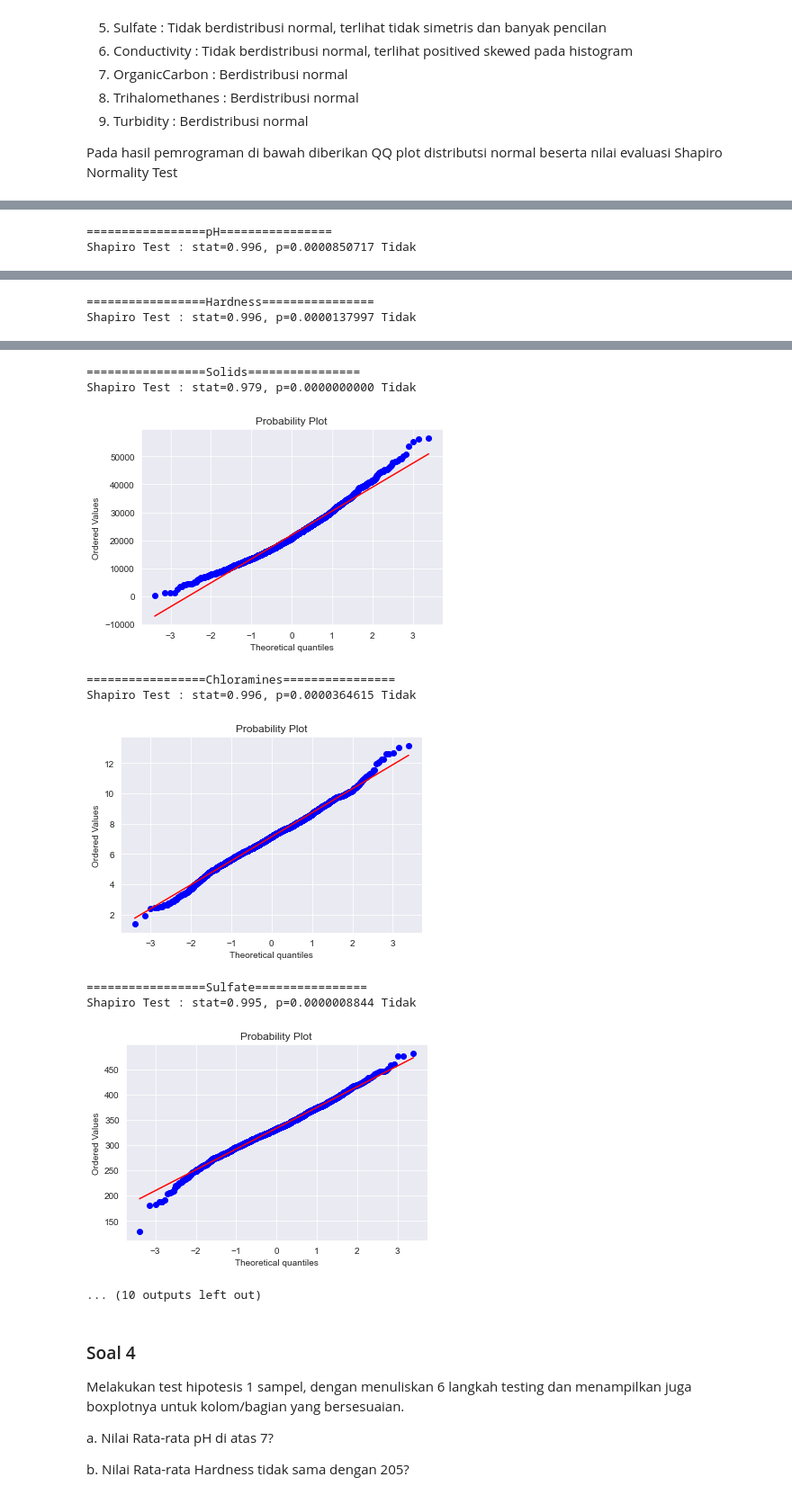
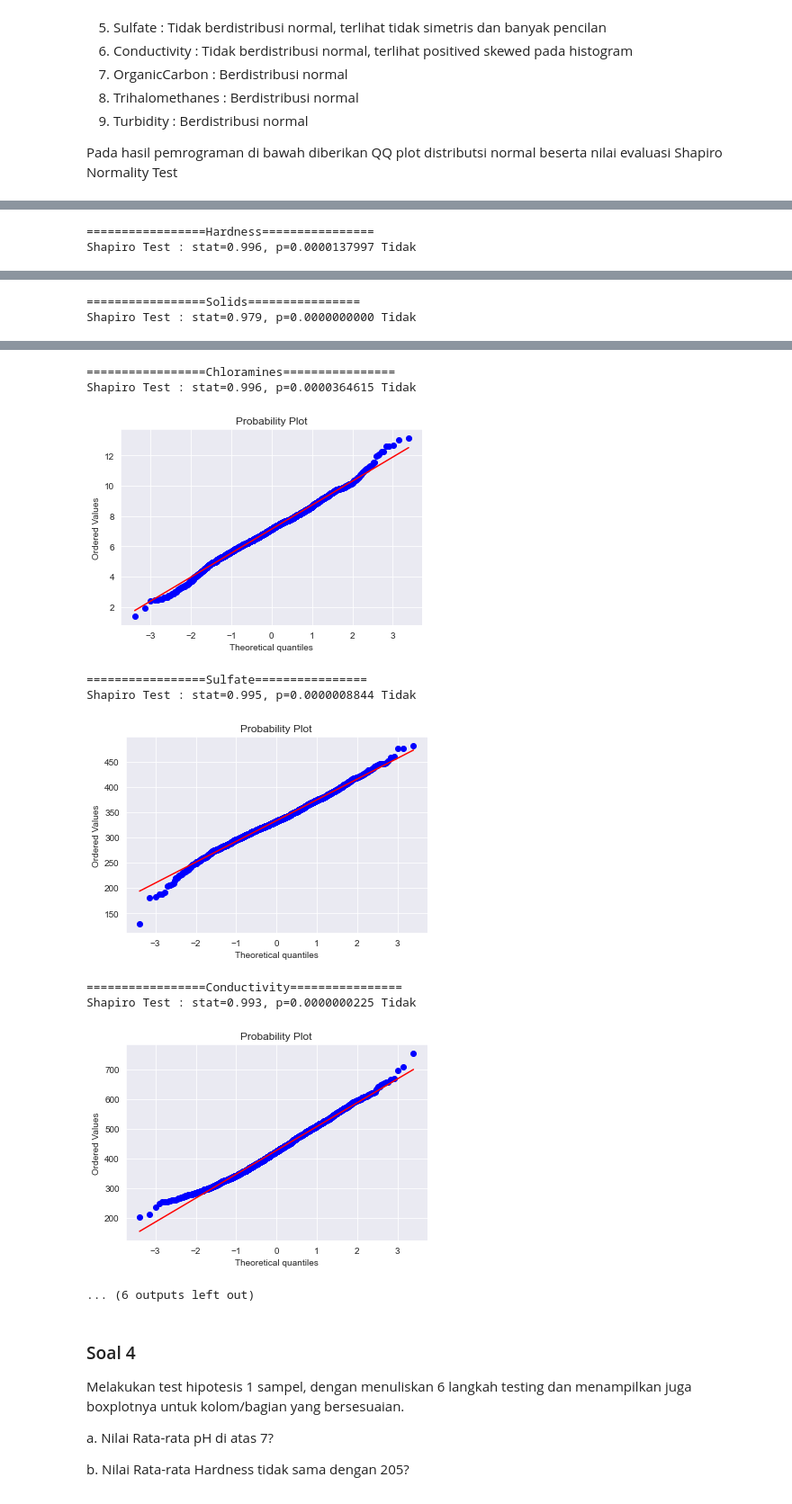
Before and after one commit to bryanbernigen/Tubes1_Probstat, a Jupyter notebook: main.ipynb, the cells around one changed output, grey strips where cells are left out. Shown at 90% size. Cells and saved outputs as stored; diff of their text form; code cells hidden in the pictures.

```diff
--- a/main.ipynb
+++ b/main.ipynb
@@ -28,8 +24,9 @@ kolom numerik. Berikan uraian penjelasan kondisi setiap kolom berdasarkan kedua
 tersebut.
 # %%
 #tipe data yang bersifat numerik
-#accepted_data_type = ["int","float","complex"]
-
+accepted_data_type = ["int","float","complex"]
+import warnings
+warnings.simplefilter(action='ignore', category=FutureWarning)
 '''
 mean
 median
@@ -211,11 +211,12 @@ def print_result(stat,p):
         print("Tidak")
 
 for cols in df:
-    print('================='+cols+'================')
-    data = df[cols]
-    stat, p = shapiro(data)
-    print("Shapiro Test : ", end="")
-    print_result(stat, p)
-    probplot(data, dist="norm", plot=pylab)
-    pylab.show()
+    if(df[cols].dtype in accepted_data_type):
+        print('================='+cols+'================')
+        data = df[cols]
+        stat, p = shapiro(data)
+        print("Shapiro Test : ", end="")
+        print_result(stat, p)
+        probplot(data, dist="norm", plot=pylab)
+        pylab.show()
 # %% [output]
@@ -225,2 +226,2 @@ Shapiro Test : stat=0.955, p=0.0000000000 Tidak
-=================pH================
-Shapiro Test : stat=0.996, p=0.0000850717 Tidak
+=================Hardness================
+Shapiro Test : stat=0.996, p=0.0000137997 Tidak
@@ -228,2 +229,2 @@ Shapiro Test : stat=0.996, p=0.0000850717 Tidak
-=================Hardness================
-Shapiro Test : stat=0.996, p=0.0000137997 Tidak
+=================Solids================
+Shapiro Test : stat=0.979, p=0.0000000000 Tidak
@@ -231,13 +232,13 @@ Shapiro Test : stat=0.996, p=0.0000137997 Tidak
-=================Solids================
-Shapiro Test : stat=0.979, p=0.0000000000 Tidak
+=================Chloramines================
+Shapiro Test : stat=0.996, p=0.0000364615 Tidak
-[figure, old version]
+[figure, new version]
-=================Chloramines================
-Shapiro Test : stat=0.996, p=0.0000364615 Tidak
+=================Sulfate================
+Shapiro Test : stat=0.995, p=0.0000008844 Tidak
-[figure, old version]
+[figure, new version]
-=================Sulfate================
-Shapiro Test : stat=0.995, p=0.0000008844 Tidak
+=================Conductivity================
+Shapiro Test : stat=0.993, p=0.0000000225 Tidak
-[figure, old version]
+[figure, new version]
-... (10 outputs left out)
+... (6 outputs left out)
 # %% [markdown]
 ### Soal 4
 Melakukan test hipotesis 1 sampel, dengan menuliskan 6 langkah testing dan menampilkan
```
Also changed, not shown: parts of 26 cells of this notebook.
